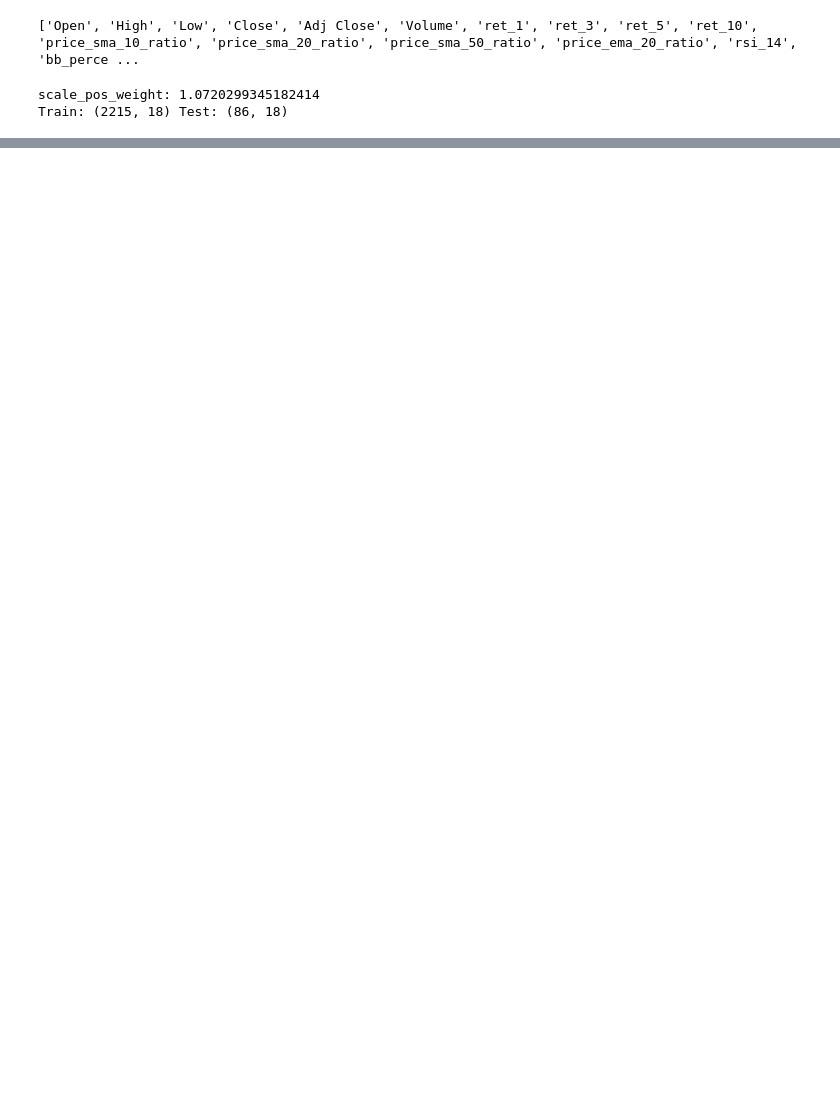
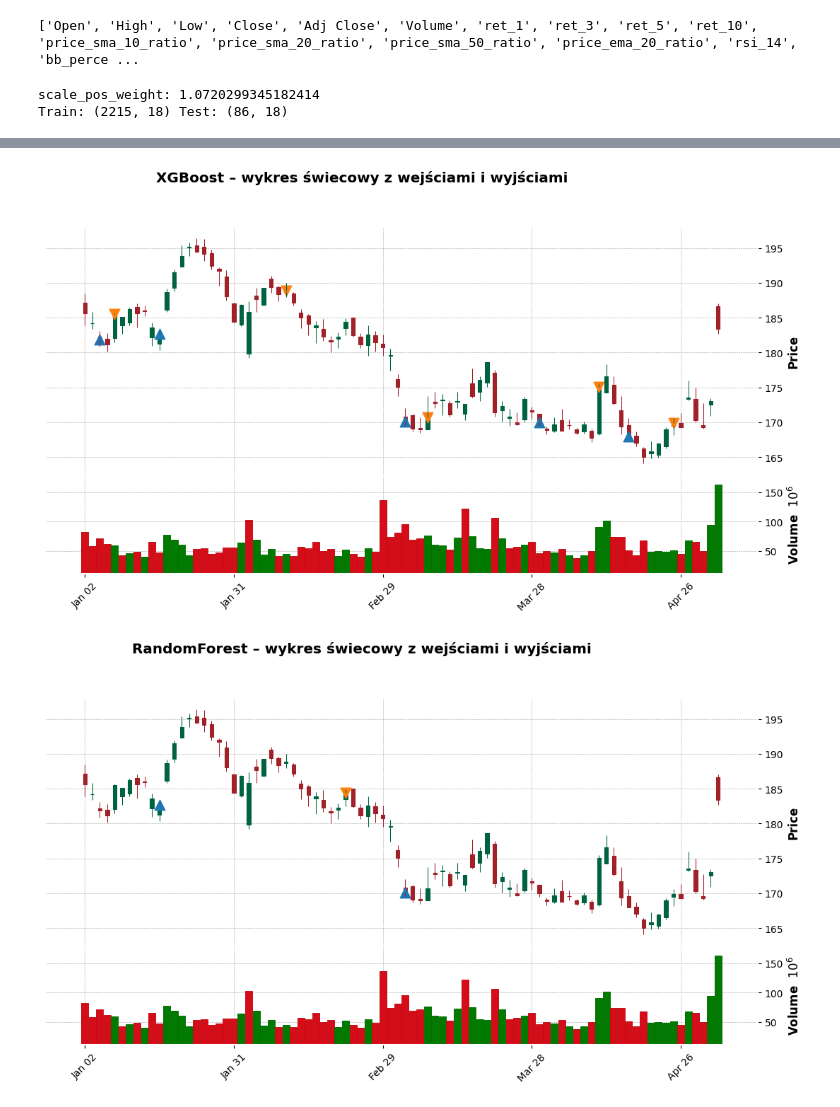
Before and after one commit to JakubMarac/Algorythmic_trading, a Jupyter notebook: algorithmic_trading_FINAL.ipynb, the cells around one changed output, grey strips where cells are left out. Cells and saved outputs as stored; diff of their text form; code cells hidden in the pictures; blank space fills up the shorter version.

```diff
--- a/algorithmic_trading_FINAL.ipynb
+++ b/algorithmic_trading_FINAL.ipynb
@@ -554,0 +640,6 @@ Name: proportion, dtype: float64
+# %%
+plot_candles_with_trades(test, portfolios["XGBoost"], "XGBoost – wykres świecowy z wejściami i wyjściami")
+plot_candles_with_trades(test, portfolios["RandomForest"], "RandomForest – wykres świecowy z wejściami i wyjściami")
+# %% [output]
+[figure, added]
+[figure, added]
```
Also changed, not shown: parts of 9 cells of this notebook.
